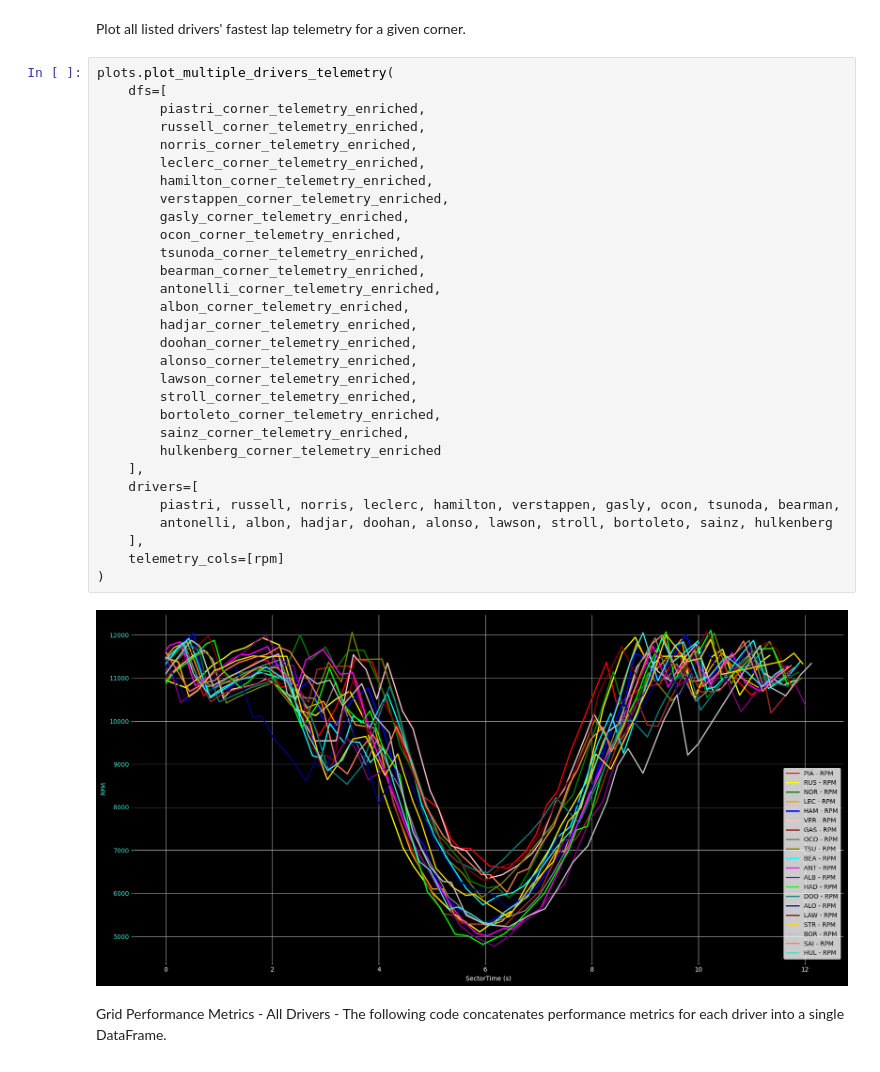
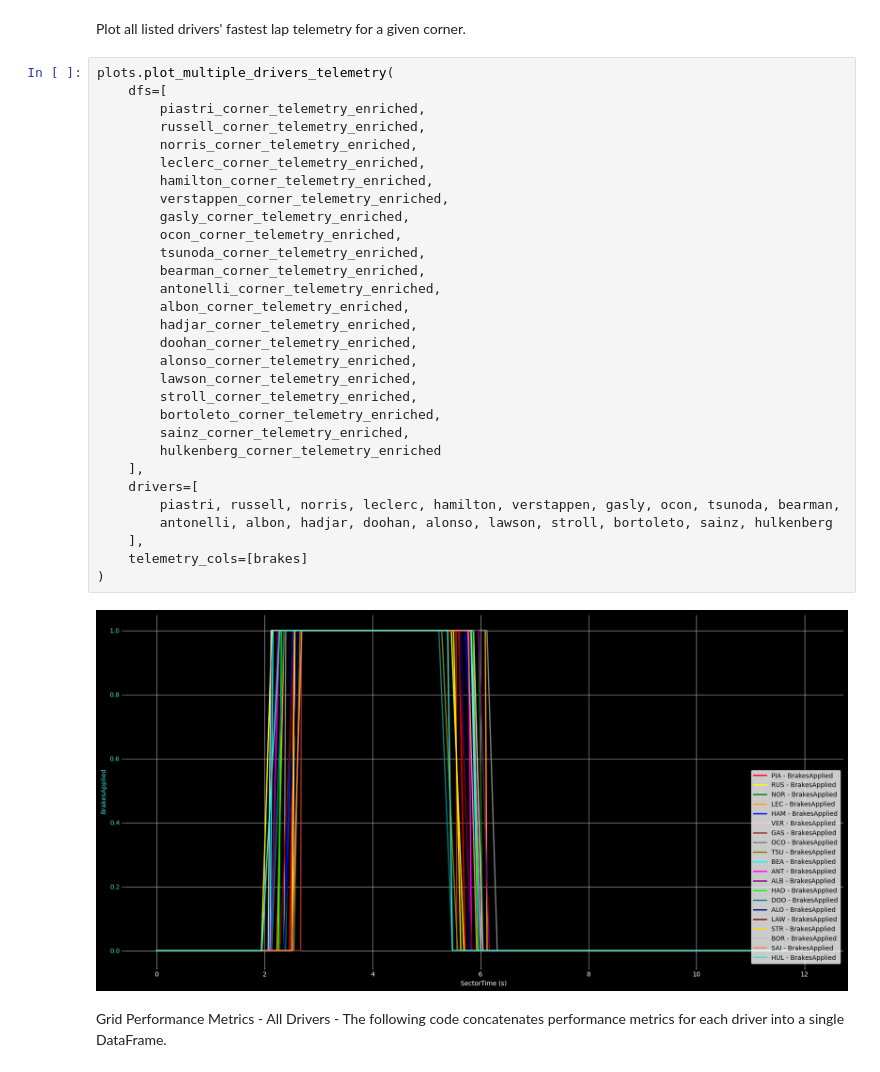
Before and after one commit to PESIII23/f1-driving-style-analytics-tool, a Jupyter notebook: notebooks/03_multi_driver_gp_analysis.ipynb, the cells around one changed output. Drawn from its saved outputs; the diff is of its cells as text.

```diff
--- a/notebooks/03_multi_driver_gp_analysis.ipynb
+++ b/notebooks/03_multi_driver_gp_analysis.ipynb
@@ -2331,35 +628,35 @@ Plot all listed drivers' fastest lap telemetry for a given corner.
 # %%
 plots.plot_multiple_drivers_telemetry(
     dfs=[
         piastri_corner_telemetry_enriched,
         russell_corner_telemetry_enriched,
         norris_corner_telemetry_enriched,
         leclerc_corner_telemetry_enriched,
         hamilton_corner_telemetry_enriched,
         verstappen_corner_telemetry_enriched,
         gasly_corner_telemetry_enriched,
         ocon_corner_telemetry_enriched,
         tsunoda_corner_telemetry_enriched,
         bearman_corner_telemetry_enriched,
         antonelli_corner_telemetry_enriched,
         albon_corner_telemetry_enriched,
         hadjar_corner_telemetry_enriched,
         doohan_corner_telemetry_enriched,
         alonso_corner_telemetry_enriched,
         lawson_corner_telemetry_enriched,
         stroll_corner_telemetry_enriched,
         bortoleto_corner_telemetry_enriched,
         sainz_corner_telemetry_enriched,
         hulkenberg_corner_telemetry_enriched
     ],
     drivers=[
         piastri, russell, norris, leclerc, hamilton, verstappen, gasly, ocon, tsunoda, bearman,
         antonelli, albon, hadjar, doohan, alonso, lawson, stroll, bortoleto, sainz, hulkenberg
     ],
-    telemetry_cols=[rpm]
+    telemetry_cols=[brakes]
 )
 # %% [output]
-[figure, old version]
+[figure, new version]
 # %% [markdown]
 Grid Performance Metrics - All Drivers - The following code concatenates performance metrics for each driver into a single DataFrame.
 # %%
```
Also changed, not shown: parts of 42 cells of this notebook, 2 other files.
